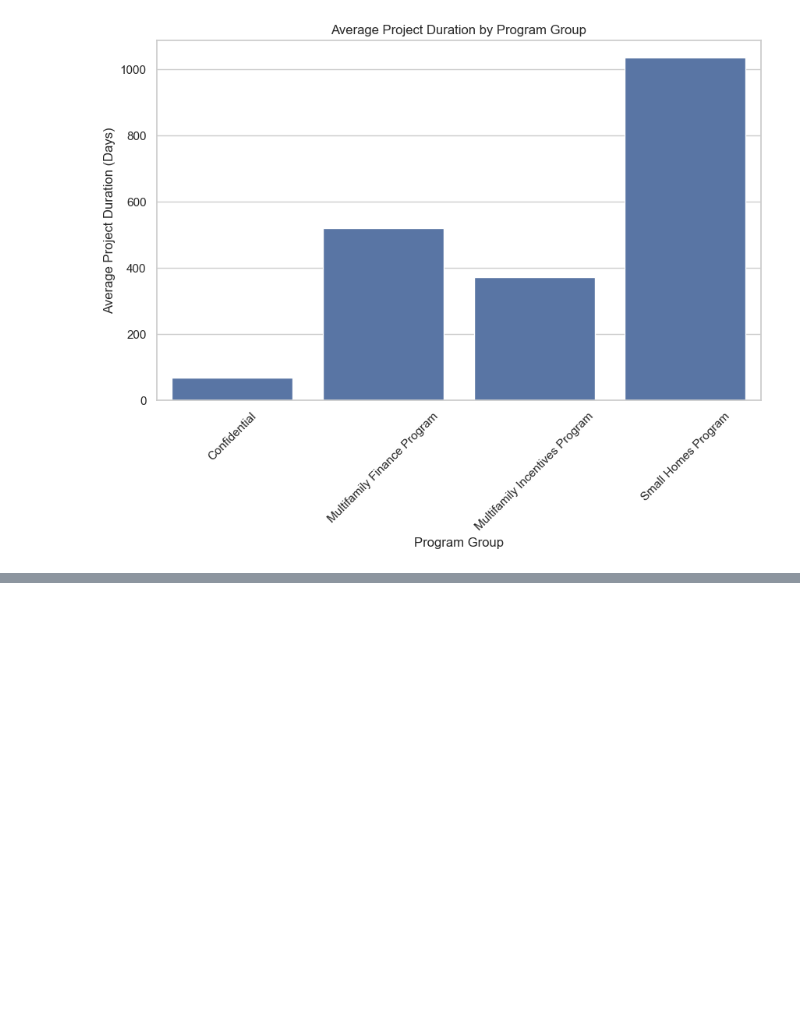
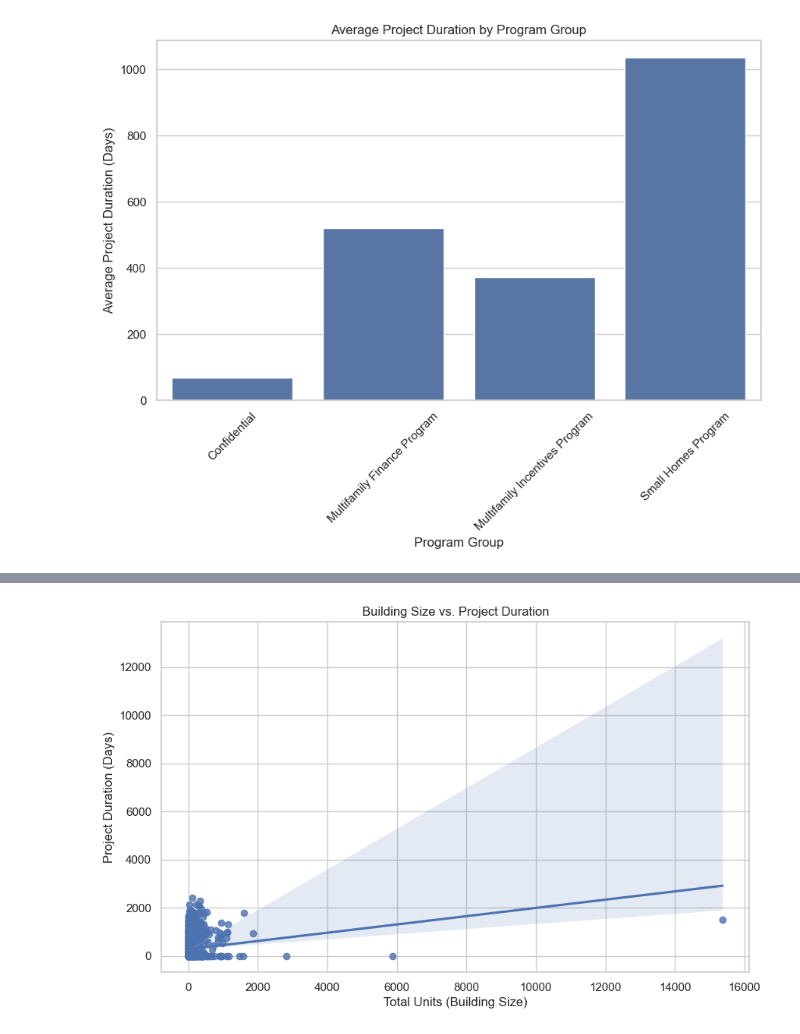
Before and after one commit to josuesimon/Phase1_Portfolio, a Jupyter notebook: Notebooks/josue_eda.ipynb, the cells around one changed output, grey strips where cells are left out. Saved outputs shown, nothing was run; the diff lists cells and outputs as text; code cells hidden in the pictures; blank space fills up the shorter version.

```diff
--- a/Notebooks/josue_eda.ipynb
+++ b/Notebooks/josue_eda.ipynb
@@ -126,0 +156,26 @@ plt.show()
+# %%
+# Project Duration vs. Building Size
+import pandas as pd
+import seaborn as sns
+import matplotlib.pyplot as plt
+
+data['project_start_date'] = pd.to_datetime(data['project_start_date'], errors='coerce')
+data['project_completion_date'] = pd.to_datetime(data['project_completion_date'], errors='coerce')
+
+
+data['project_duration_days'] = (data['project_completion_date'] - data['project_start_date']).dt.days
+
+data['affordable_units'] = data[['extremely_low_income_units', 'very_low_income',
+                                  'low_income_units', 'moderate_income',
+                                  'middle_income', 'other']].sum(axis=1)
+data['affordability_percentage'] = (data['affordable_units'] / data['total_units']) * 100
+
+# Below is the code for our scatter plot: Project Duration vs. Building Size (Total Units)
+plt.figure(figsize=(10, 6))
+sns.regplot(x='total_units', y='project_duration_days', data=data)
+plt.xlabel("Total Units (Building Size)")
+plt.ylabel("Project Duration (Days)")
+plt.title("Building Size vs. Project Duration")
+plt.show()
+# %% [output]
+[figure, added]
```
Also changed, not shown: parts of 8 cells of this notebook.
